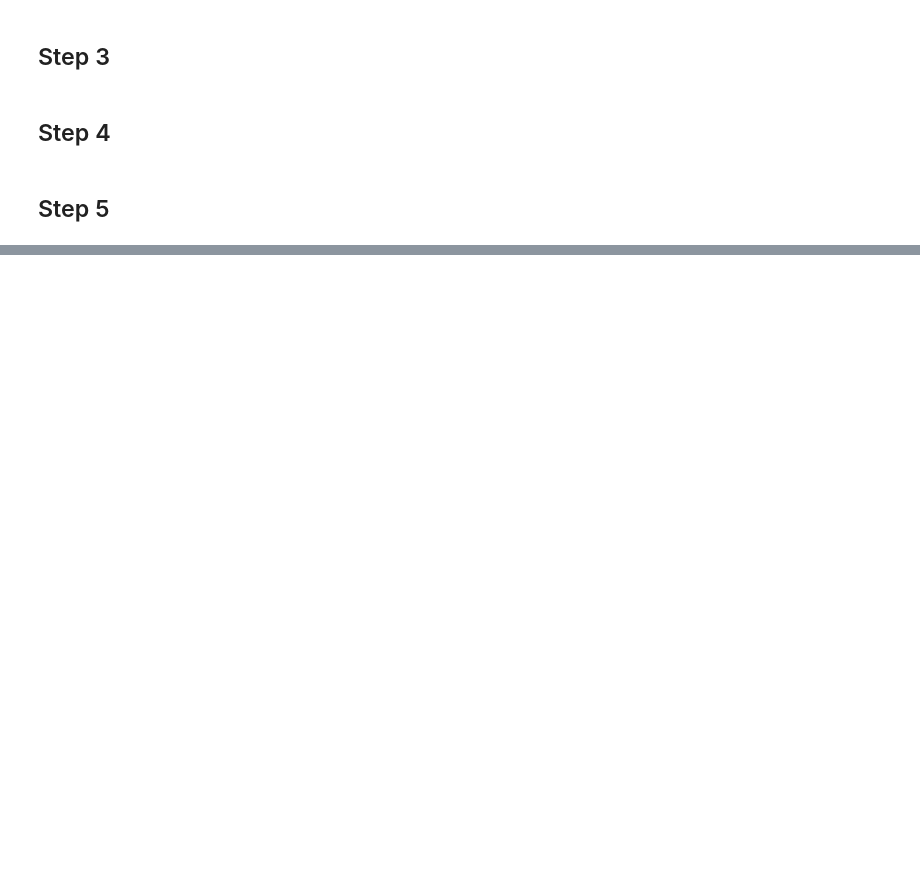
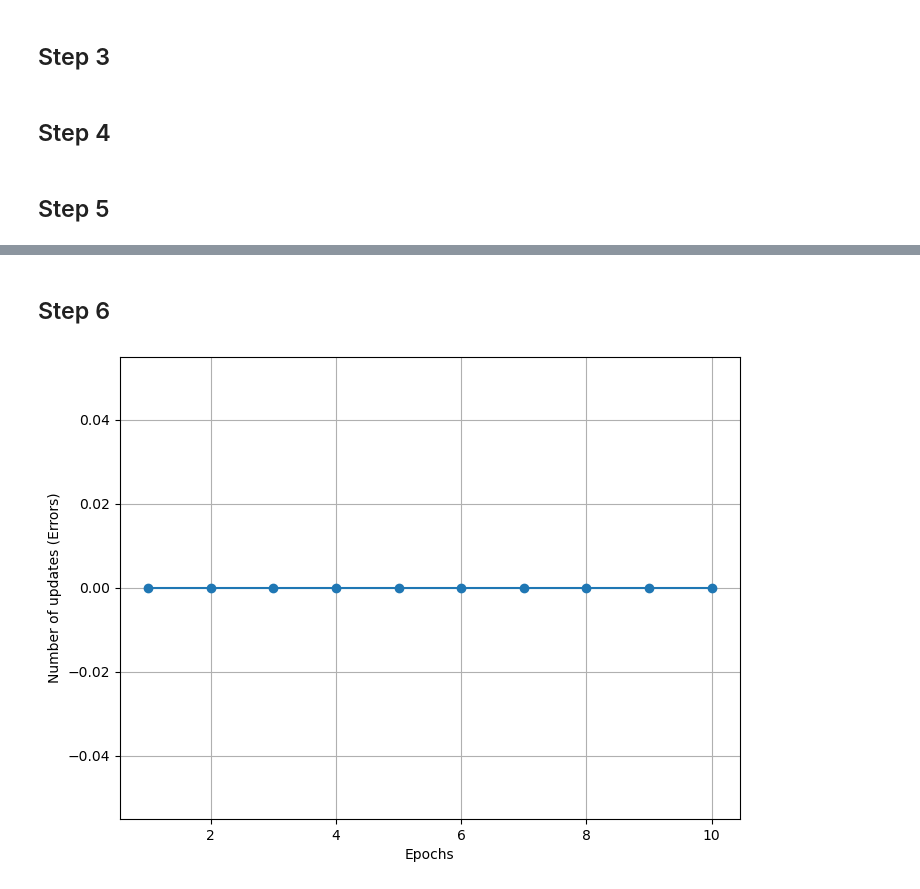
Before and after one commit to Aqillaaprly/ML_2025, a Jupyter notebook: week13/Lab1.ipynb, the cells around one changed output, grey strips where cells are left out. Saved outputs shown, nothing was run; the diff lists cells and outputs as text; code cells hidden in the pictures; blank space fills up the shorter version.

```diff
--- a/week13/Lab1.ipynb
+++ b/week13/Lab1.ipynb
@@ -69,0 +73,11 @@ TypeError: can't multiply sequence by non-int of type 'float'
+# %% [markdown]
+## Step 6
+# %%
+plt.figure(figsize=(8, 6))
+plt.plot(range(1, len(ppn.errors_)+1), ppn.errors_, marker='o')
+plt.xlabel('Epochs')
+plt.ylabel('Number of updates (Errors)')
+plt.grid()
+plt.show()
+# %% [output]
+[figure, added]
```
Also changed, not shown: parts of 4 cells of this notebook, 1 other file.
